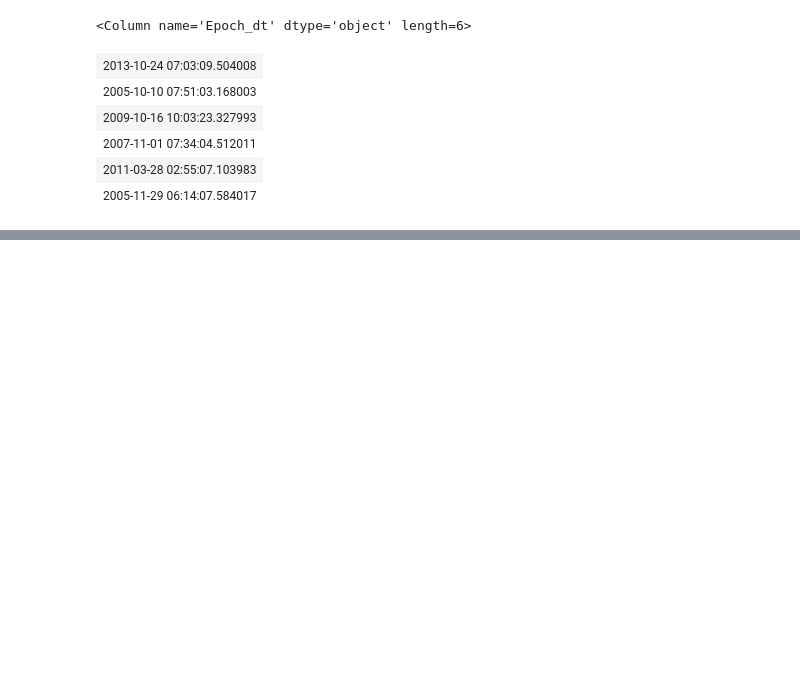
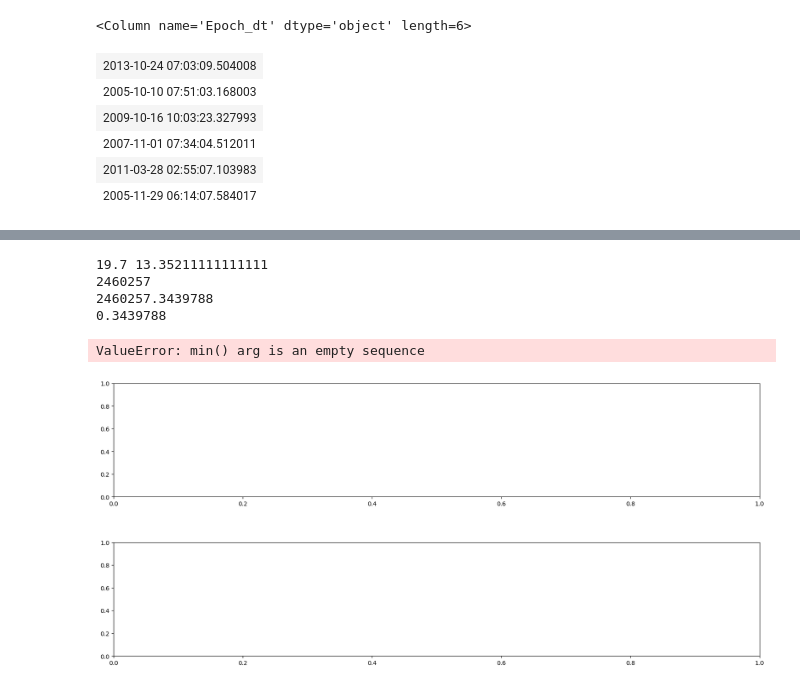
Before and after one commit to sagesanto/contactBinaries, a Jupyter notebook: plotPos.ipynb, the cells around one changed output, grey strips where cells are left out. Saved outputs shown, nothing was run; the diff lists cells and outputs as text; code cells hidden in the pictures; blank space fills up the shorter version.

```diff
--- a/plotPos.ipynb
+++ b/plotPos.ipynb
@@ -535,0 +698,78 @@ plt.show()
+# %%
+# algorithm for observing a whole period over many nights
+
+target_RA = Angle(table[0]["RA_2000_deg"], unit='deg')
+target_Dec = Angle(table[0]["Dec_2000_deg"], unit='deg')
+
+print(target_RA.deg,target_Dec.deg)
+
+t_0 = epoch # start time of calculation period
+p = period  # period, days
+phi_0 = t_0 % p
+
+print(t_0)
+print(t_0+period)
+print(period)
+
+N = 3  # number of different observations over which to observe one period
+d = period/N # observation duration, days
+
+def phi(t):
+    return ((t-t_0) + phi_0) % p
+
+# list of times at which the binary would be at phase phi
+def T(phi):
+    return [t_0+p*i+(phi-phi_0) for i in list(range(int(num_day_forecast*1/d)))]
+
+# list of times at which the binary would be at the phase at the beginning of the nth chunk
+def t(n):
+    return T((phi_0+d*n))
+
+def prune_day(times):
+    new_times = []
+    current_date = julianToDatetime(epoch)
+    sunrise, sunset = getSunriseSunset(current_date)
+    sunrise, sunset = datetimeToJulian(sunrise), datetimeToJulian(sunset)
+    current_sidereal_time = get_curent_sidereal_time()
+    for t in times:
+        date = julianToDatetime(t)
+        if date - current_date > timedelta(hours=6):
+            sunrise, sunset = getSunriseSunset(date)
+            sunrise, sunset = datetimeToJulian(sunrise), datetimeToJulian(sunset)
+            current_date = date
+        if sunset < t < sunrise and sunset < t+d < sunrise:
+            if observationViable(date,target_RA,target_Dec,current_sidereal_time=current_sidereal_time):
+                new_times.append(t)
+    return np.array(new_times)
+
+colnames = [str(round(phi(t_0+n*d),4))+"_"+str(round(phi(t_0+(n+1)*d),4)) for n in range(N)]
+
+# all possible times we could observe this target -> list of N np arrays of julian days
+viable_times = [prune_day(t(i)) for i in range(N)]
+jtd = np.vectorize(julianToDatetime)
+
+human_readable = [jtd(t) for t in viable_times]
+options_df = pd.DataFrame()
+
+min_time_len = min([len(h) for h in human_readable])
+for i in range(N):
+    options_df[colnames[i]] = human_readable[i][:min_time_len]
+options_df.to_csv(f"{row['ShortID']}_{round(d*24,3)}hrs_{N}obs.csv",index=None)
+
+
+obs_per_night = int(1/2*d)+1
+observing_windows_to_show = []
+for times in viable_times:
+    start = times[obs_per_night*i]
+    observing_windows_to_show.append((start,start+d))
+
+fig, axes = fold_for_windows(observing_windows_to_show,times,phase,target_name=row["ShortID"])
+plt.savefig(f"distributed_obs_{row['ShortID']}.png")
+plt.show()
+# %% [output]
+19.7 13.35211111111111
+2460257
+2460257.3439788
+0.3439788
+ValueError: min() arg is an empty sequence
+[figure, added]
```
Also changed, not shown: parts of 14 cells of this notebook, 8 other files.
